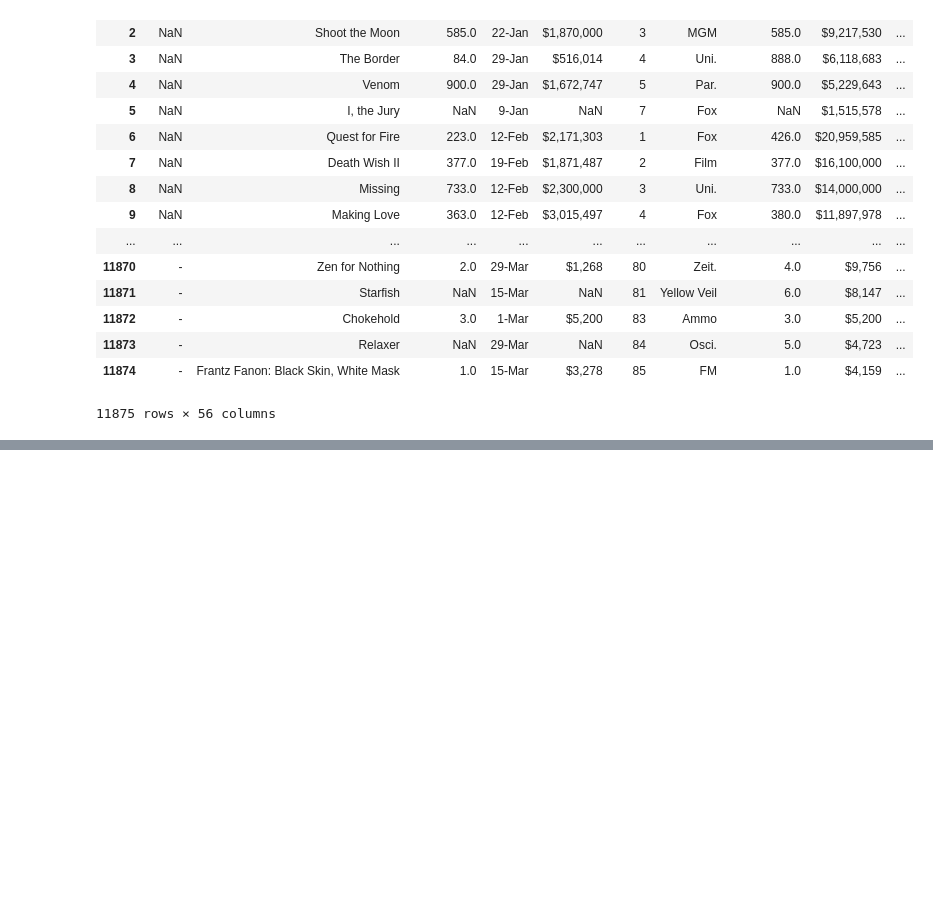
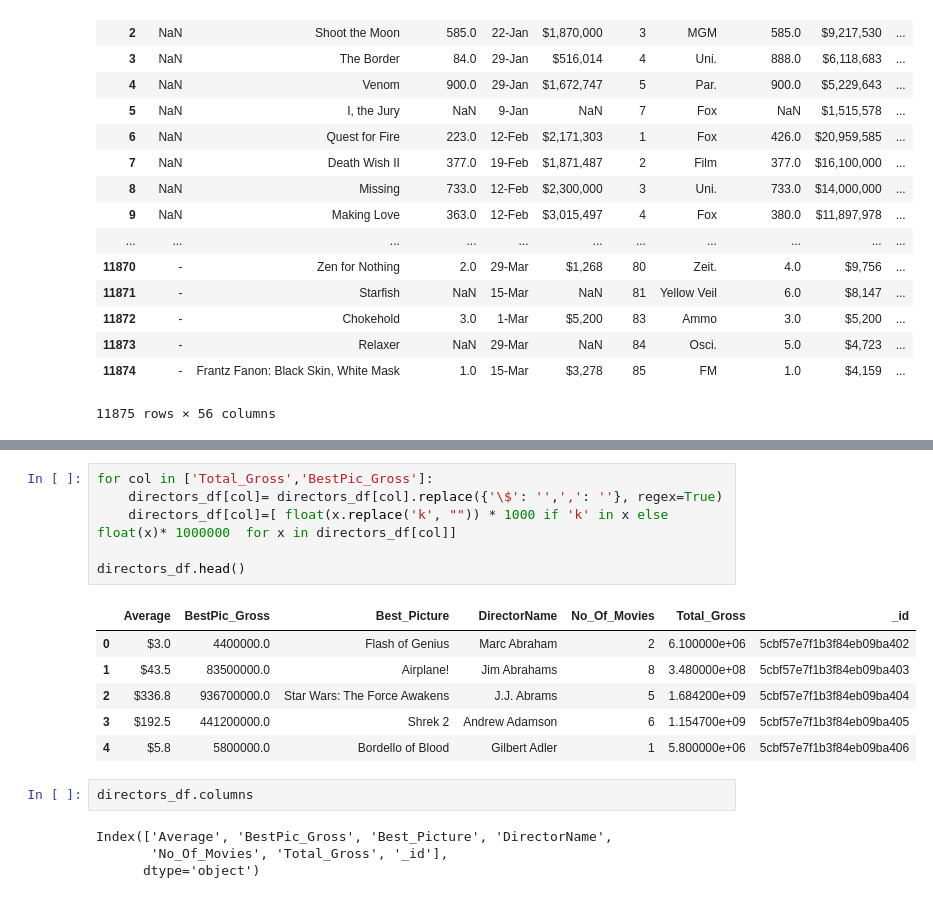
Before and after one commit to SMahashraya/BoxOfficeHits, a Jupyter notebook: data cleaning/Movie Data Cleaning Automated.ipynb, the cells around one changed output, grey strips where cells are left out. Drawn from its saved outputs; the diff is of its cells as text; blank space fills up the shorter version.

```diff
--- a/data cleaning/Movie Data Cleaning Automated.ipynb
+++ b/data cleaning/Movie Data Cleaning Automated.ipynb
@@ -185,0 +304,19 @@ movie_data
+# %%
+for col in ['Total_Gross','BestPic_Gross']:
+    directors_df[col]= directors_df[col].replace({'\$': '',',': ''}, regex=True)
+    directors_df[col]=[ float(x.replace('k', "")) * 1000 if 'k' in x else float(x)* 1000000  for x in directors_df[col]]
+
+directors_df.head()
+# %% [output]
+|  | Average | BestPic_Gross | Best_Picture | DirectorName | No_Of_Movies | Total_Gross | _id |
+| 0 | $3.0 | 4400000.0 | Flash of Genius | Marc Abraham | 2 | 6.100000e+06 | 5cbf57e7f1b3f84eb09ba402 |
+| 1 | $43.5 | 83500000.0 | Airplane! | Jim Abrahams | 8 | 3.480000e+08 | 5cbf57e7f1b3f84eb09ba403 |
+| 2 | $336.8 | 936700000.0 | Star Wars: The Force Awakens | J.J. Abrams | 5 | 1.684200e+09 | 5cbf57e7f1b3f84eb09ba404 |
+| 3 | $192.5 | 441200000.0 | Shrek 2 | Andrew Adamson | 6 | 1.154700e+09 | 5cbf57e7f1b3f84eb09ba405 |
+| 4 | $5.8 | 5800000.0 | Bordello of Blood | Gilbert Adler | 1 | 5.800000e+06 | 5cbf57e7f1b3f84eb09ba406 |
+# %%
+directors_df.columns
+# %% [output]
+Index(['Average', 'BestPic_Gross', 'Best_Picture', 'DirectorName',
+       'No_Of_Movies', 'Total_Gross', '_id'],
+      dtype='object')
```
Also changed, not shown: parts of 25 cells of this notebook, 1 other file.
